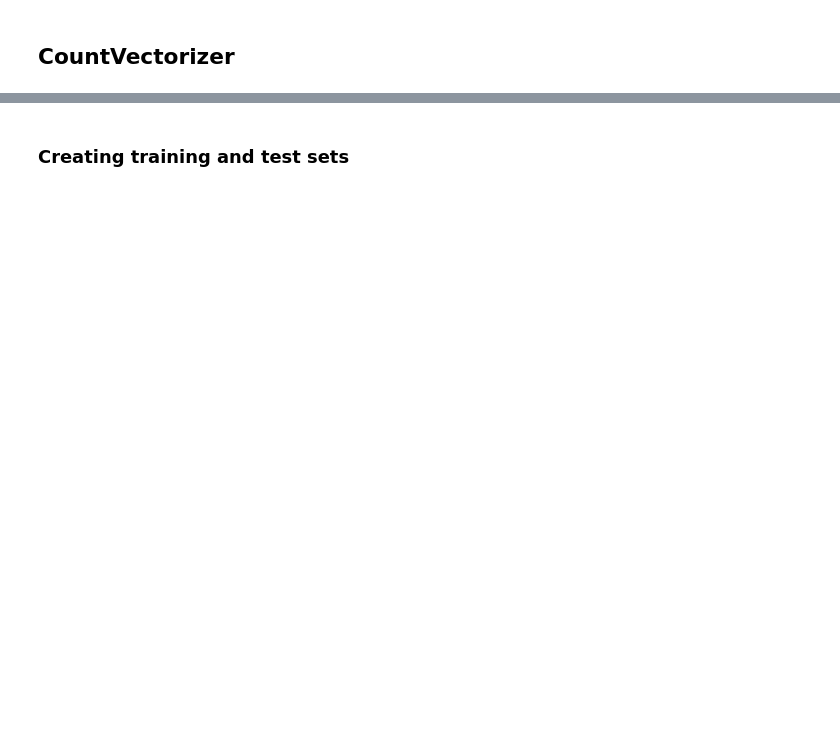
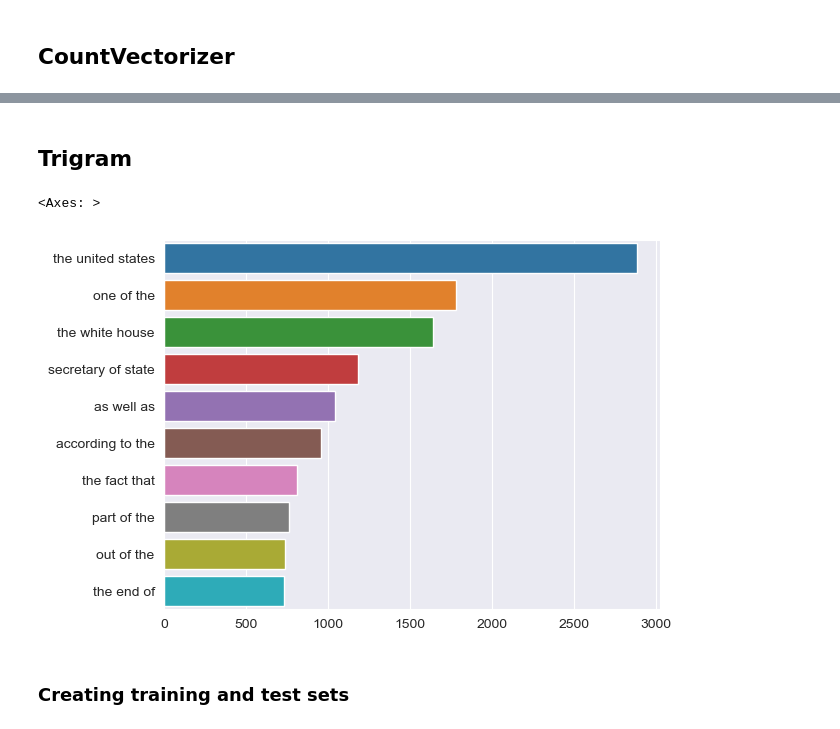
Before and after one commit to sajinamatya/Fake_news-classification, a Jupyter notebook: fake.ipynb, the cells around one changed output, grey strips where cells are left out. Drawn from its saved outputs; the diff is of its cells as text; code cells hidden in the pictures; blank space fills up the shorter version.

```diff
--- a/fake.ipynb
+++ b/fake.ipynb
@@ -117,3 +130,12 @@ plt.show()
+# %% [markdown]
+## Trigram
+# %%
+trigrams = get_ngram(df['text'],3)[:10]
+x,y=map(list,zip(*trigrams))
+sns.barplot(x=y,y=x)
+# %% [output]
+<Axes: >
+[figure, added]
 # %% [markdown]
 ### Creating training and test sets
 # %%
```
Also changed, not shown: parts of 7 cells of this notebook.
